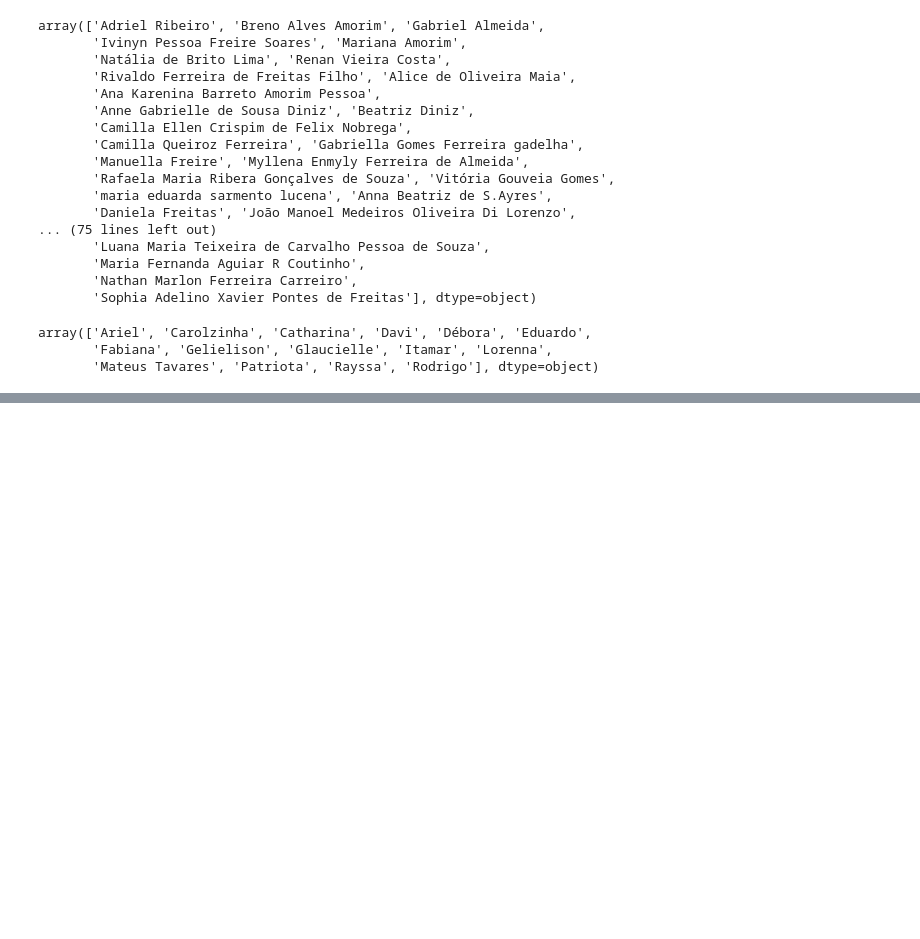
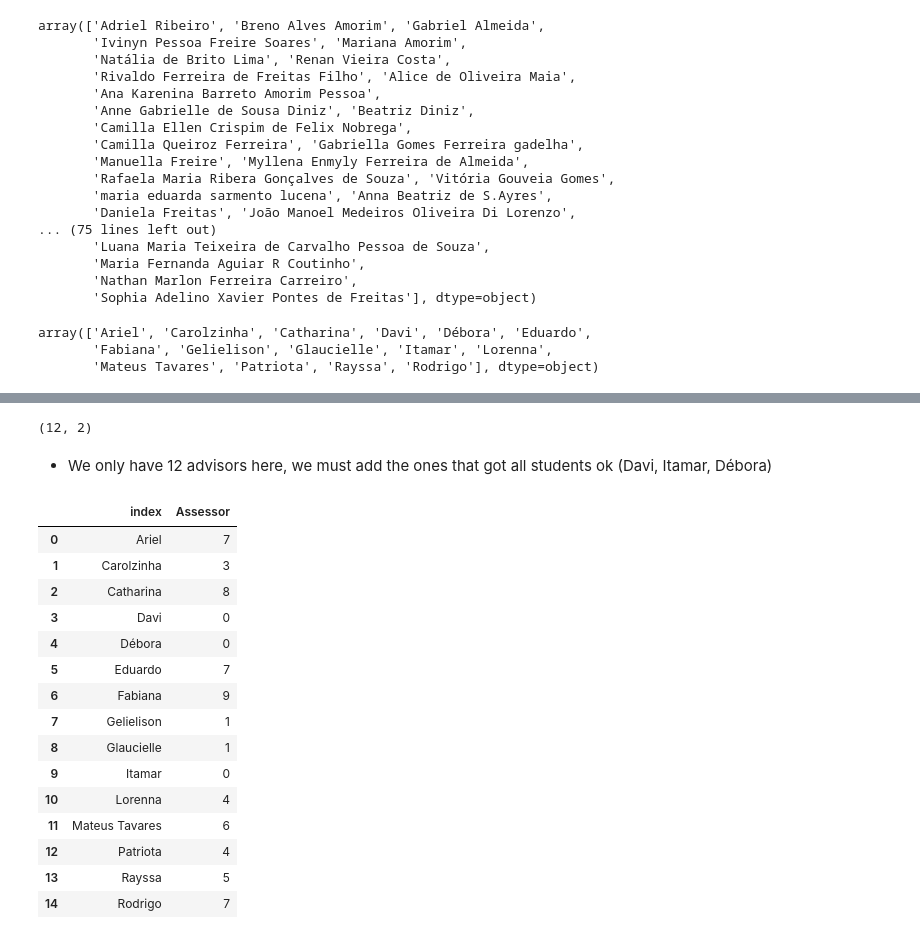
Before and after one commit to ItamarRocha/Operations-Research, a Jupyter notebook: projects/medway/data Preprocessing/Data preprocessing.ipynb, the cells around one changed output, grey strips where cells are left out. Cells and saved outputs as stored; diff of their text form; code cells hidden in the pictures; blank space fills up the shorter version.

Commit message:
fixed effort data

```diff
--- a/projects/medway/data Preprocessing/Data preprocessing.ipynb
+++ b/projects/medway/data Preprocessing/Data preprocessing.ipynb
@@ -1328,0 +1368,3 @@ pd.DataFrame(df_students_answered.tempo.values).to_csv("work_degree.csv", header
+# %%
+students_already_computed = df_students_notAnswered.Assessor.value_counts()
+students_already_computed
@@ -1328,0 +1385,2 @@ pd.DataFrame(df_students_answered.tempo.values).to_csv("work_degree.csv", header
+# %%
+fixed_students = pd.DataFrame(students_already_computed).reset_index().sort_values(by = "index")
@@ -1328,0 +1403,29 @@ pd.DataFrame(df_students_answered.tempo.values).to_csv("work_degree.csv", header
+# %%
+fixed_students.shape
+# %% [output]
+(12, 2)
+# %% [markdown]
+* We only have 12 advisors here, we must add the ones that got all students ok (Davi, Itamar, Débora)
+# %%
+missing_advisors = pd.DataFrame([["Itamar", 0],["Débora", 0],["Davi", 0]], columns = fixed_students.columns)
+# %%
+fixed_students = fixed_students.append(missing_advisors).sort_values(by = "index").reset_index(drop = True)
+# %%
+fixed_students
+# %% [output]
+|  | index | Assessor |
+| 0 | Ariel | 7 |
+| 1 | Carolzinha | 3 |
+| 2 | Catharina | 8 |
+| 3 | Davi | 0 |
+| 4 | Débora | 0 |
+| 5 | Eduardo | 7 |
+| 6 | Fabiana | 9 |
+| 7 | Gelielison | 1 |
+| 8 | Glaucielle | 1 |
+| 9 | Itamar | 0 |
+| 10 | Lorenna | 4 |
+| 11 | Mateus Tavares | 6 |
+| 12 | Patriota | 4 |
+| 13 | Rayssa | 5 |
+| 14 | Rodrigo | 7 |
```
Also changed, not shown: parts of 24 cells of this notebook.
